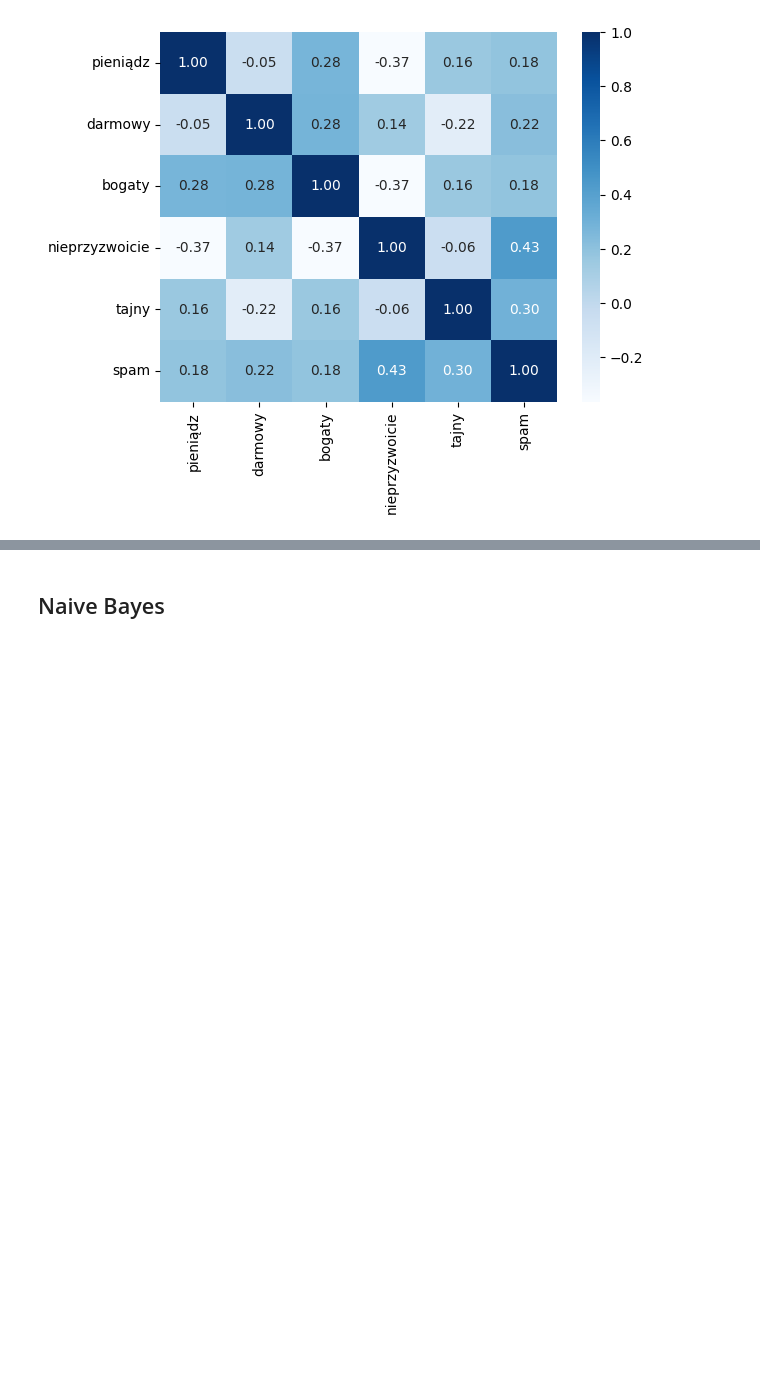
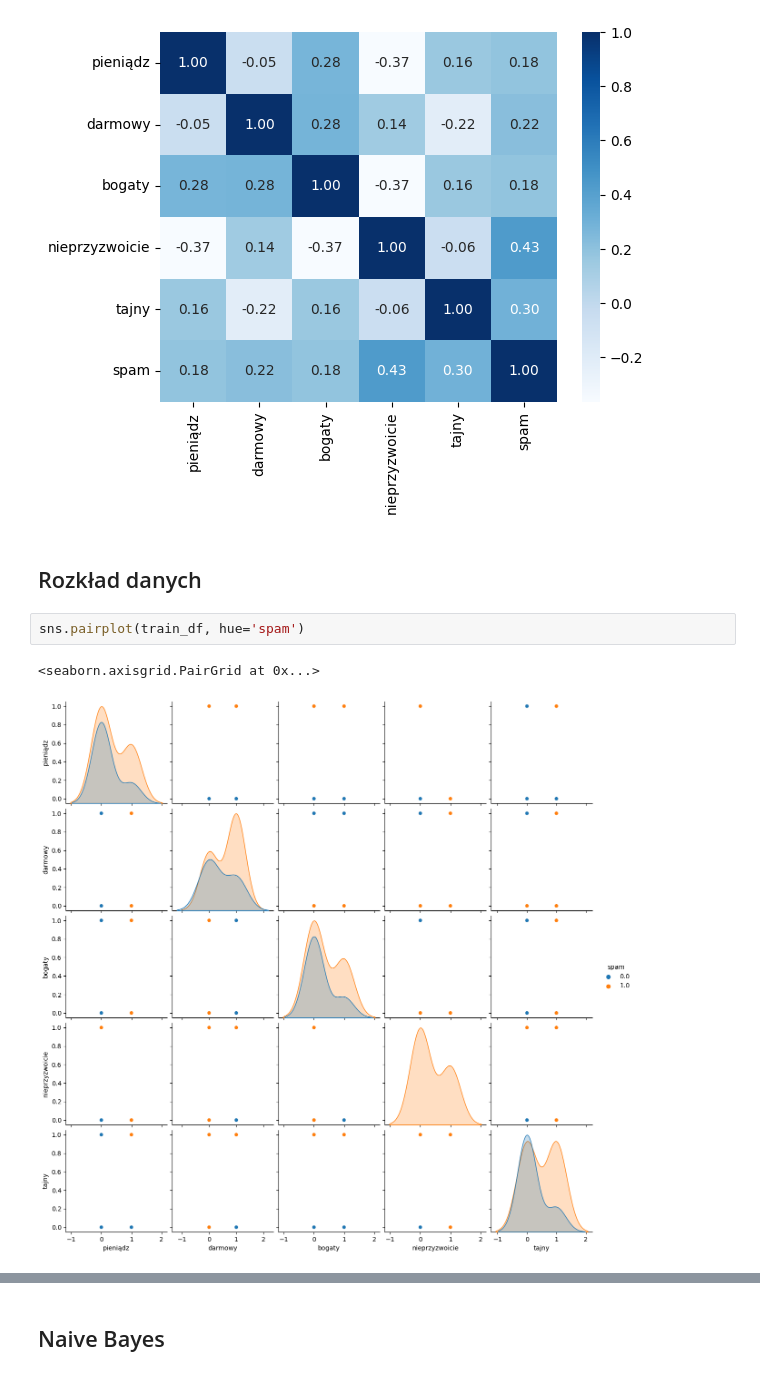
Before and after one commit to KubiakJakub01/data-mining-methods, a Jupyter notebook: notebooks/lab3/med_lab_3_zad_2.ipynb, the cells around one changed output, grey strips where cells are left out. Cells and saved outputs as stored; diff of their text form; blank space fills up the shorter version.

```diff
--- a/notebooks/lab3/med_lab_3_zad_2.ipynb
+++ b/notebooks/lab3/med_lab_3_zad_2.ipynb
@@ -58,3 +58,10 @@ sns.heatmap(corr, annot=True, fmt='.2f', cmap='Blues')
 # %% [output]
 <Axes: >
 [figure]
+# %% [markdown]
+## Rozkład danych
+# %%
+sns.pairplot(train_df, hue='spam')
+# %% [output]
+<seaborn.axisgrid.PairGrid at 0x...>
+[figure, added]
```
Also changed, not shown: parts of 4 cells of this notebook.
